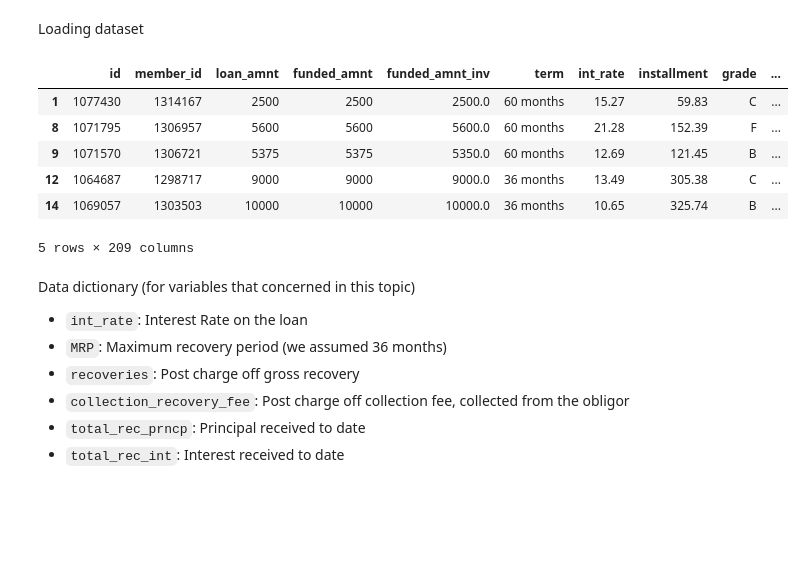
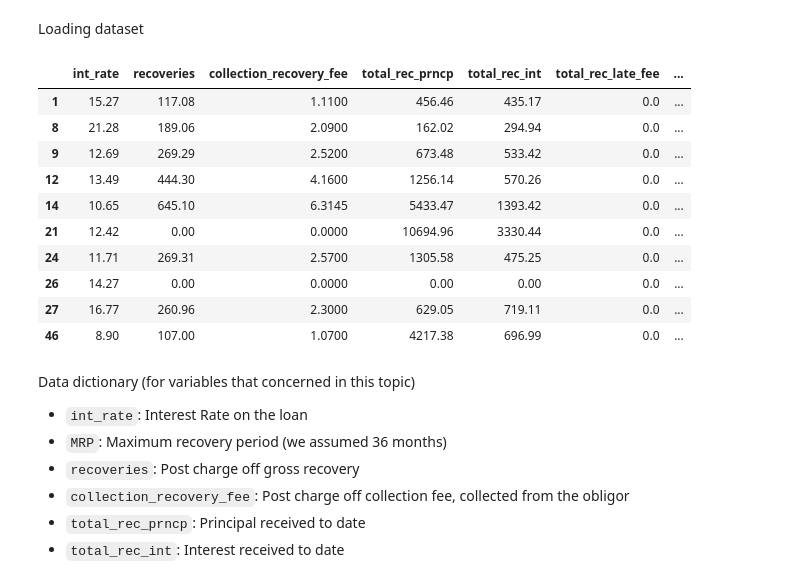
Before and after one commit to lktuan/lktuan.github.io, a Jupyter notebook: assets/20250109_lgd_modeling/lgd_modeling.ipynb, the cells around one changed output. Drawn from its saved outputs; the diff is of its cells as text; code cells hidden in the pictures; blank space fills up the shorter version.

```diff
--- a/assets/20250109_lgd_modeling/lgd_modeling.ipynb
+++ b/assets/20250109_lgd_modeling/lgd_modeling.ipynb
@@ -27,15 +29,19 @@ Loading dataset
 # %%
 loan_data = pd.read_csv('loan_data_defaults.csv', index_col=0, low_memory=False)
 loan_data = loan_data.drop(columns=['Unnamed: 0', 'Unnamed: 0.1'])
-loan_data.head(5)
+loan_data[['int_rate', 'recoveries', 'collection_recovery_fee', 'total_rec_prncp', 'total_rec_int', 'total_rec_late_fee', 'funded_amnt']].head(10)
 # %% [output]
-|  | id | member_id | loan_amnt | funded_amnt | funded_amnt_inv | term | int_rate | installment | grade | ... |
-| 1 | 1077430 | 1314167 | 2500 | 2500 | 2500.0 | 60 months | 15.27 | 59.83 | C | ... |
-| 8 | 1071795 | 1306957 | 5600 | 5600 | 5600.0 | 60 months | 21.28 | 152.39 | F | ... |
-| 9 | 1071570 | 1306721 | 5375 | 5375 | 5350.0 | 60 months | 12.69 | 121.45 | B | ... |
-| 12 | 1064687 | 1298717 | 9000 | 9000 | 9000.0 | 36 months | 13.49 | 305.38 | C | ... |
-| 14 | 1069057 | 1303503 | 10000 | 10000 | 10000.0 | 36 months | 10.65 | 325.74 | B | ... |
+|  | int_rate | recoveries | collection_recovery_fee | total_rec_prncp | total_rec_int | total_rec_late_fee | ... |
+| 1 | 15.27 | 117.08 | 1.1100 | 456.46 | 435.17 | 0.0 | ... |
+| 8 | 21.28 | 189.06 | 2.0900 | 162.02 | 294.94 | 0.0 | ... |
+| 9 | 12.69 | 269.29 | 2.5200 | 673.48 | 533.42 | 0.0 | ... |
+| 12 | 13.49 | 444.30 | 4.1600 | 1256.14 | 570.26 | 0.0 | ... |
+| 14 | 10.65 | 645.10 | 6.3145 | 5433.47 | 1393.42 | 0.0 | ... |
+| 21 | 12.42 | 0.00 | 0.0000 | 10694.96 | 3330.44 | 0.0 | ... |
+| 24 | 11.71 | 269.31 | 2.5700 | 1305.58 | 475.25 | 0.0 | ... |
+| 26 | 14.27 | 0.00 | 0.0000 | 0.00 | 0.00 | 0.0 | ... |
+| 27 | 16.77 | 260.96 | 2.3000 | 629.05 | 719.11 | 0.0 | ... |
+| 46 | 8.90 | 107.00 | 1.0700 | 4217.38 | 696.99 | 0.0 | ... |
-5 rows × 209 columns
 # %% [markdown]
 Data dictionary (for variables that concerned in this topic)
 
```
Also changed, not shown: parts of 20 cells of this notebook.
